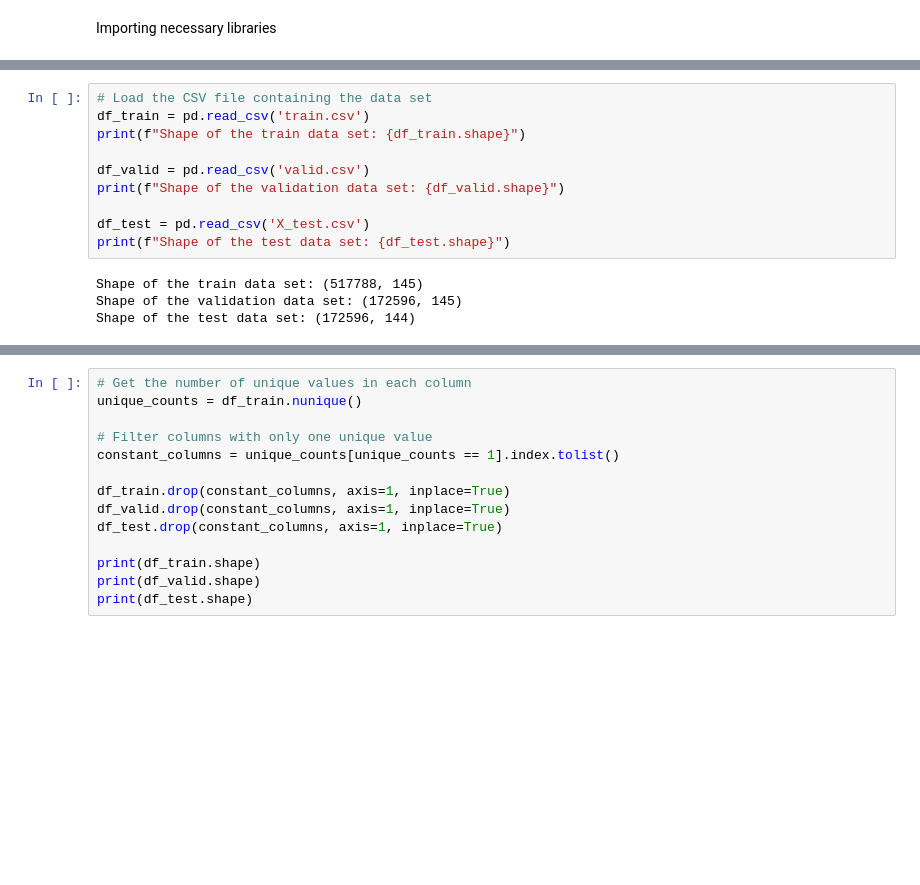
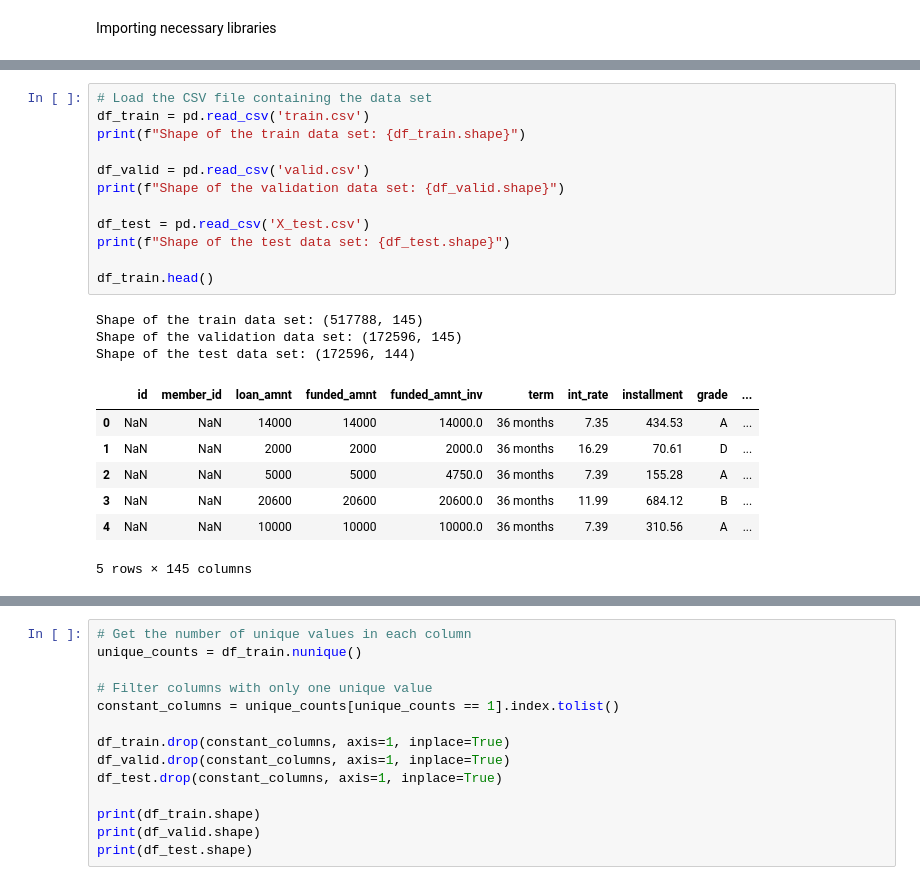
Before and after one commit to deshithagallage/ML---DS-Labs, a Jupyter notebook: Feature Engineering/Feature Engineerin Lab 01.ipynb, the cells around one changed output, grey strips where cells are left out. Drawn from its saved outputs; the diff is of its cells as text; blank space fills up the shorter version.

```diff
--- a/Feature Engineering/Feature Engineerin Lab 01.ipynb
+++ b/Feature Engineering/Feature Engineerin Lab 01.ipynb
@@ -13,17 +21,26 @@ from xgboost import XGBClassifier
 # %%
 # Load the CSV file containing the data set
 df_train = pd.read_csv('train.csv')
 print(f"Shape of the train data set: {df_train.shape}")
 
 df_valid = pd.read_csv('valid.csv')
 print(f"Shape of the validation data set: {df_valid.shape}")
 
 df_test = pd.read_csv('X_test.csv')
 print(f"Shape of the test data set: {df_test.shape}")
+
+df_train.head()
 # %% [output]
 Shape of the train data set: (517788, 145)
 Shape of the validation data set: (172596, 145)
 Shape of the test data set: (172596, 144)
+|  | id | member_id | loan_amnt | funded_amnt | funded_amnt_inv | term | int_rate | installment | grade | ... |
+| 0 | NaN | NaN | 14000 | 14000 | 14000.0 | 36 months | 7.35 | 434.53 | A | ... |
+| 1 | NaN | NaN | 2000 | 2000 | 2000.0 | 36 months | 16.29 | 70.61 | D | ... |
+| 2 | NaN | NaN | 5000 | 5000 | 4750.0 | 36 months | 7.39 | 155.28 | A | ... |
+| 3 | NaN | NaN | 20600 | 20600 | 20600.0 | 36 months | 11.99 | 684.12 | B | ... |
+| 4 | NaN | NaN | 10000 | 10000 | 10000.0 | 36 months | 7.39 | 310.56 | A | ... |
+5 rows × 145 columns
 # %%
 null_counts = df_train.isnull().sum()
 print(null_counts)
```
Also changed, not shown: parts of 18 cells of this notebook.
